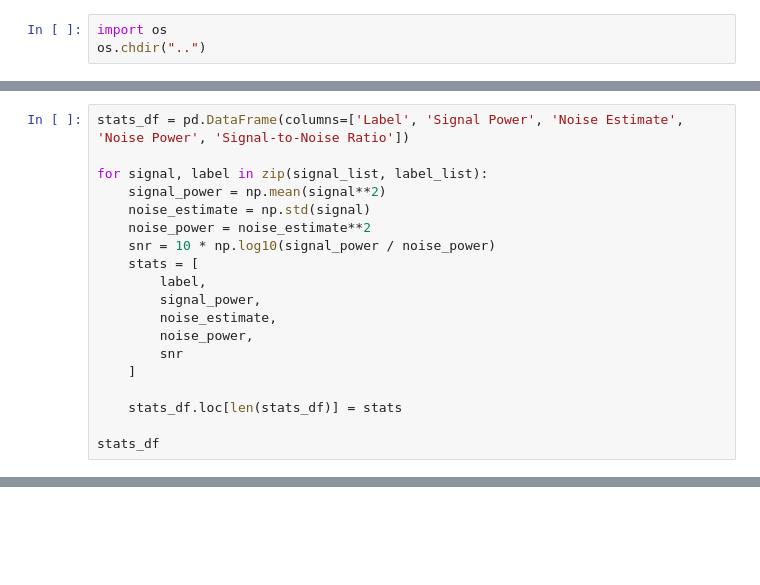
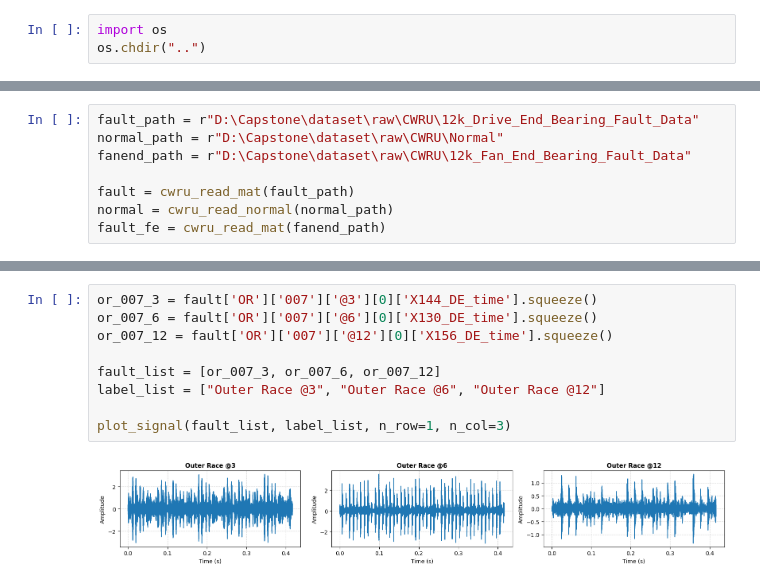
Before and after one commit to haideptrai1007/bearing-fault-diagnosis-wgan-gp, a Jupyter notebook: notebooks/CWRU_EDA.ipynb, the cells around one changed output, grey strips where cells are left out. Cells and saved outputs as stored; diff of their text form; blank space fills up the shorter version.

Commit message:
Add Ottawa Dataset

```diff
--- a/notebooks/CWRU_EDA.ipynb
+++ b/notebooks/CWRU_EDA.ipynb
@@ -272,19 +3,0 @@ fast_fourier_transform_envelope(12000, signal_list, label_list)
-# %%
-stats_df = pd.DataFrame(columns=['Label', 'Signal Power', 'Noise Estimate', 'Noise Power', 'Signal-to-Noise Ratio'])
-
-for signal, label in zip(signal_list, label_list):
-    signal_power = np.mean(signal**2)
-    noise_estimate = np.std(signal)
-    noise_power = noise_estimate**2
-    snr = 10 * np.log10(signal_power / noise_power)
-    stats = [
-        label,
-        signal_power,
-        noise_estimate,
-        noise_power,
-        snr
-    ]
-
-    stats_df.loc[len(stats_df)] = stats
-
-stats_df
@@ -347,0 +19,8 @@ histogram_signal(signal_list, label_list)
+# %%
+fault_path = r"D:\Capstone\dataset\raw\CWRU\12k_Drive_End_Bearing_Fault_Data"
+normal_path = r"D:\Capstone\dataset\raw\CWRU\Normal"
+fanend_path = r"D:\Capstone\dataset\raw\CWRU\12k_Fan_End_Bearing_Fault_Data"
+
+fault = cwru_read_mat(fault_path)
+normal = cwru_read_normal(normal_path)
+fault_fe = cwru_read_mat(fanend_path)
@@ -347,0 +159,11 @@ histogram_signal(signal_list, label_list)
+# %%
+or_007_3 = fault['OR']['007']['@3'][0]['X144_DE_time'].squeeze()
+or_007_6 = fault['OR']['007']['@6'][0]['X130_DE_time'].squeeze()
+or_007_12 = fault['OR']['007']['@12'][0]['X156_DE_time'].squeeze()
+
+fault_list = [or_007_3, or_007_6, or_007_12]
+label_list = ["Outer Race @3", "Outer Race @6", "Outer Race @12"]
+
+plot_signal(fault_list, label_list, n_row=1, n_col=3)
+# %% [output]
+[figure, added]
```
Also changed, not shown: parts of 63 cells of this notebook, 23 other files.
